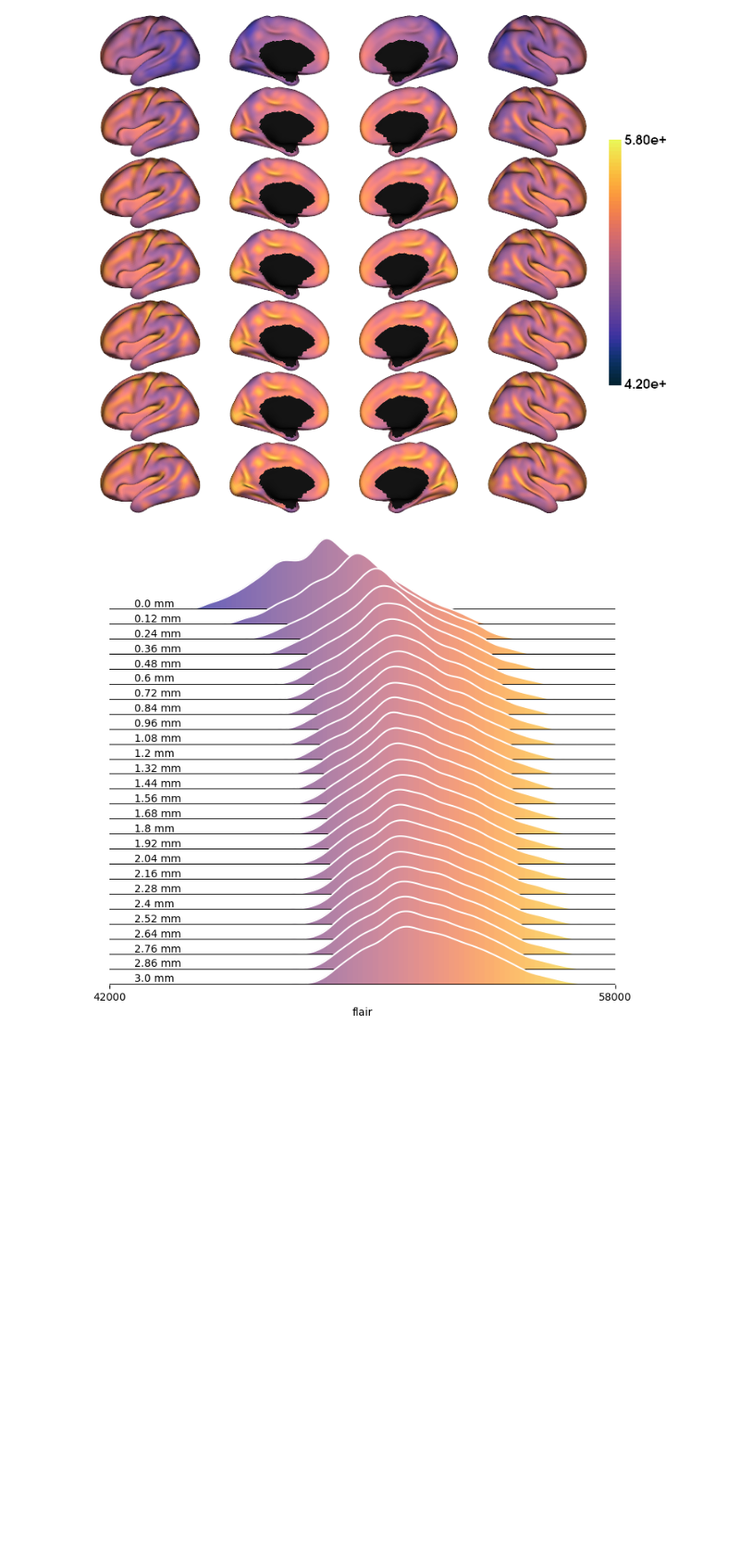
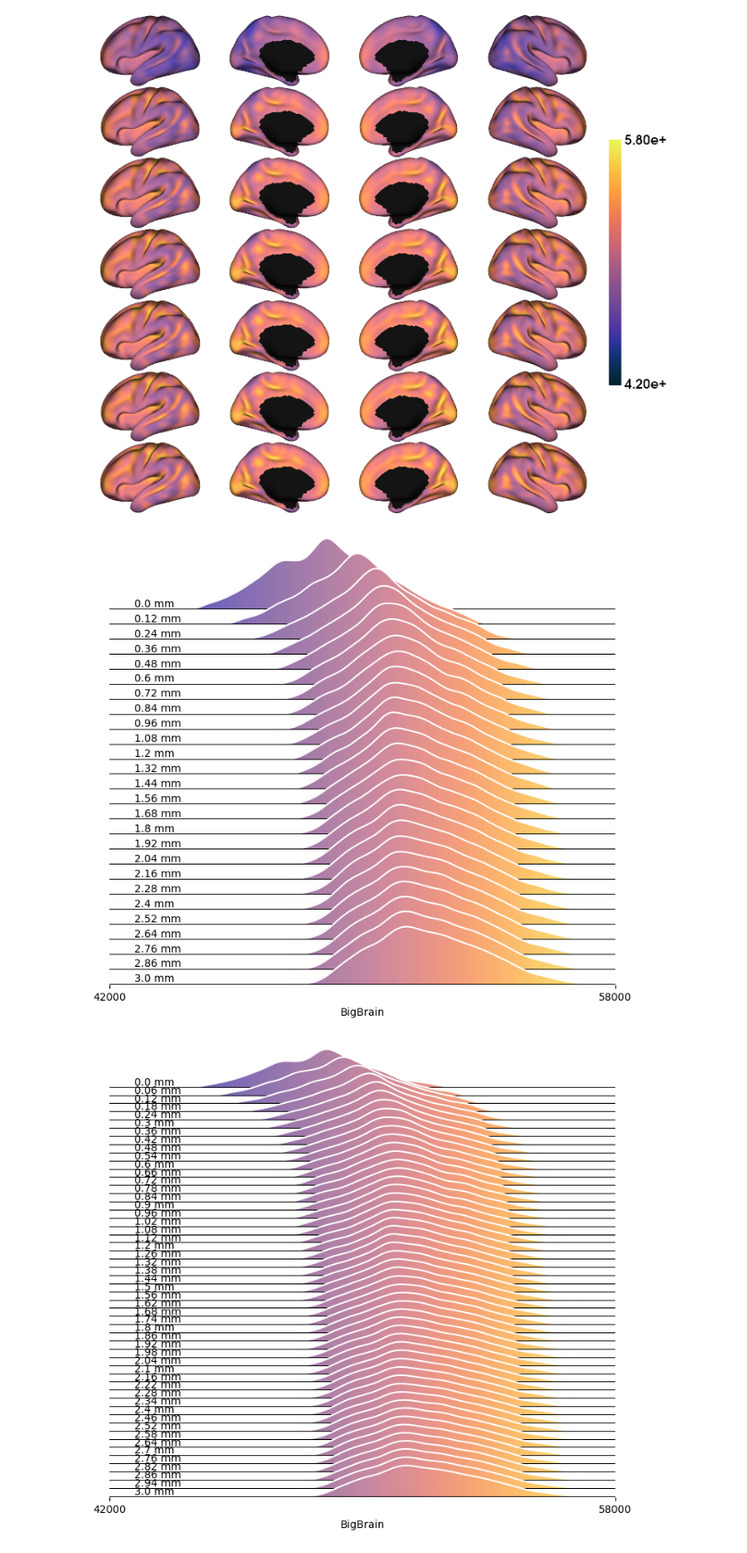
Before and after one commit to MICA-MNI/MRI-Histology_framework_for_SWM_architecture, a Jupyter notebook: notebooks/1-1_Intensity-Profiles_BigBrain.ipynb, the cells around one changed output. Shown at 89% size. Cells and saved outputs as stored; diff of their text form; code cells hidden in the pictures; blank space fills up the shorter version.

```diff
--- a/notebooks/1-1_Intensity-Profiles_BigBrain.ipynb
+++ b/notebooks/1-1_Intensity-Profiles_BigBrain.ipynb
@@ -234,7 +234,7 @@ def load_GM_group_5k():
 # %%
 ## # Function: Generate a ridge plot to visualize intensity distributions across subjects
 
-def plot_ridgeplot(matrix, matrix_df=None, Cmap='rocket', Range=(2.5, 4.5), Xlab="flair", save_path=None, title=None):
+def plot_ridgeplot(matrix, matrix_df=None, Cmap='rocket', Range=(2.5, 4.5), Xlab="BigBrain", save_path=None, title=None):
     '''
     Creates a ridge plot (stacked density plots) to visualize intensity distributions across different subjects.
 
@@ -249,7 +249,7 @@ def plot_ridgeplot(matrix, matrix_df=None, Cmap='rocket', Range=(2.5, 4.5), Xlab
     Range : tuple, optional
         X-axis limits (default: (2.5, 4.5)).
     Xlab : str, optional
-        X-axis label (default: "flair").
+        X-axis label (default: "BigBrain").
     save_path : str, optional
         If provided, saves the figure to the specified path instead of displaying it.
     title : str, optional
@@ -424,4 +424,16 @@ masked_plot_img = plot_img[:, valid_rows]
 
 plot_ridgeplot(matrix=plot_img, matrix_df=labels, Cmap='cmo.thermal', Range=(42000, 58000))
 # %% [output]
-[figure, old version]
+[figure, new version]
+# %%
+labels = [str(x)+' mm' for x in [0.00, 0.06, 0.12, 0.18, 0.24, 0.30, 0.36, 0.42, 0.48, 0.54, 0.60, 0.66, 0.72, 0.78, 0.84, 0.90, 0.96, 1.02, 1.08, 1.12, 1.20, 1.26, 1.32, 1.38, 1.44, 1.50, 1.56, 1.62, 1.68, 1.74, 1.80, 1.86, 1.92, 1.98, 2.04, 2.10, 2.16, 2.22, 2.28, 2.34, 2.40, 2.46, 2.52, 2.58, 2.64, 2.70, 2.76, 2.82, 2.86, 2.94, 3.00]]
+plot_img = map5k
+plot_img[:, mask_5k == False] = np.nan
+
+# Identify rows with NaN values and exclude them
+valid_rows = ~np.isnan(plot_img).any(axis=0)
+masked_plot_img = plot_img[:, valid_rows]
+
+plot_ridgeplot(matrix=plot_img, matrix_df=labels, Cmap='cmo.thermal', Range=(42000, 58000))
+# %% [output]
+[figure, added]
```
Also changed, not shown: 8 other files.
